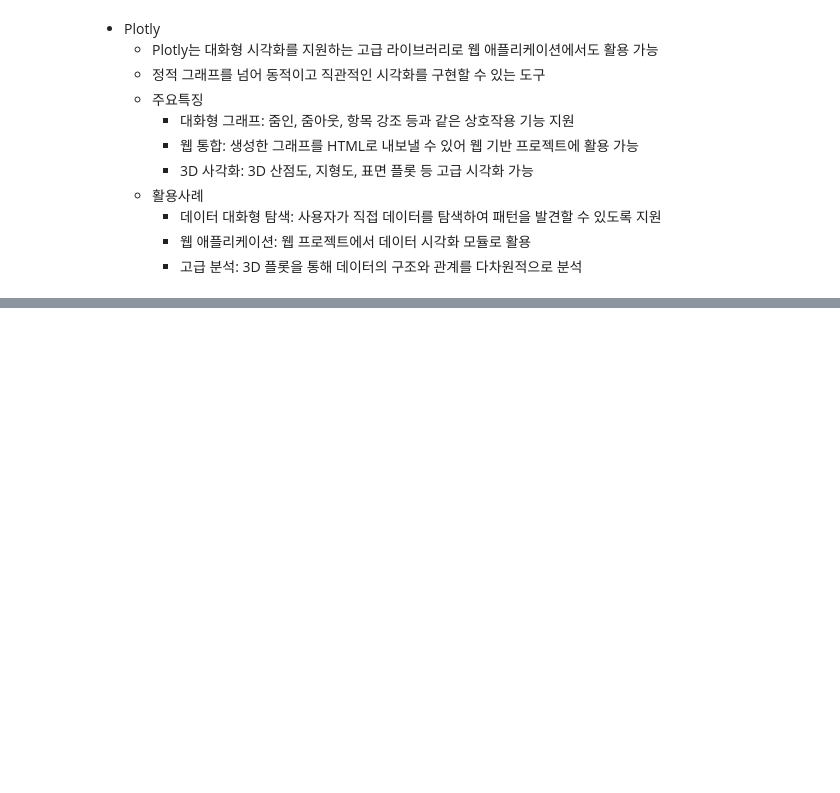
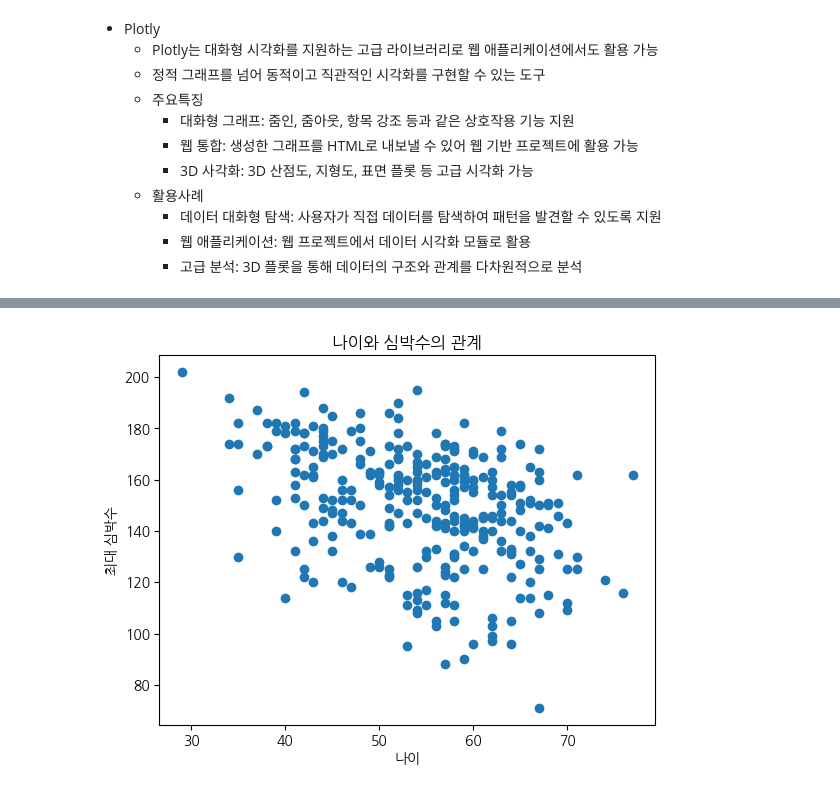
Before and after one commit to solidSnakesado/DeepLearning, a Jupyter notebook: AICE_TEST_탐색적_데이터_분석(EDA)_시각화.ipynb, the cells around one changed output, grey strips where cells are left out. Cells and saved outputs as stored; diff of their text form; code cells hidden in the pictures; blank space fills up the shorter version.

```diff
--- a/AICE_TEST_탐색적_데이터_분석(EDA)_시각화.ipynb
+++ b/AICE_TEST_탐색적_데이터_분석(EDA)_시각화.ipynb
@@ -196,0 +325,11 @@ fig.show()
+# %%
+# 산점도 그래프: 두 연속형 변수 간 관계 보기
+
+# x축: 나이, y축: 최대 심박수
+plt.scatter(df["age"], df["thalachh"])
+plt.xlabel("나이")
+plt.ylabel("최대 심박수")
+plt.title("나이와 심박수의 관계")
+plt.show()
+# %% [output]
+[figure, added]
```
Also changed, not shown: parts of 27 cells of this notebook.
